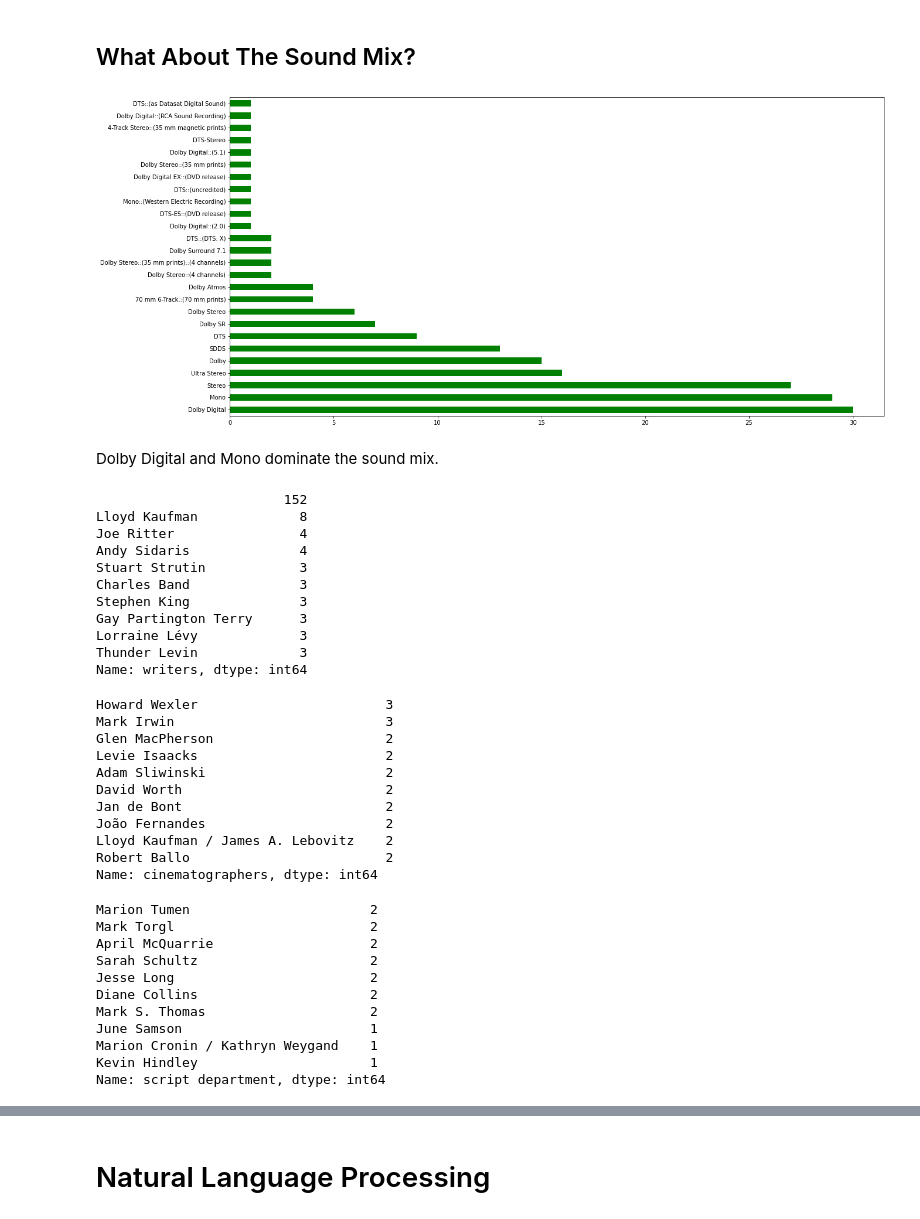
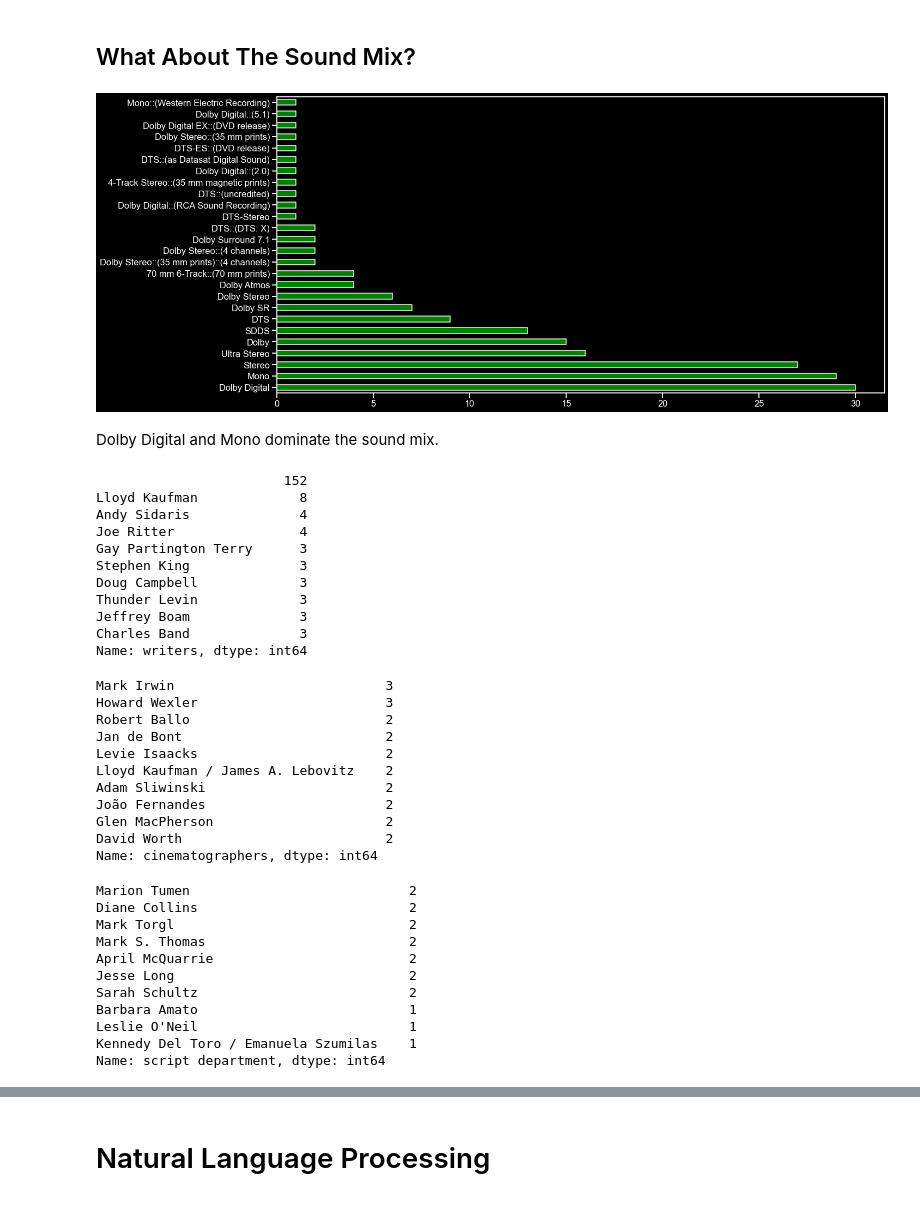
Before and after one commit to kostyafarber/b-movie-text-generator, a Jupyter notebook: notebooks/bad-movies-eda.ipynb, the cells around one changed output, grey strips where cells are left out. Drawn from its saved outputs; the diff is of its cells as text; code cells hidden in the pictures.

```diff
--- a/notebooks/bad-movies-eda.ipynb
+++ b/notebooks/bad-movies-eda.ipynb
@@ -10,6 +12,13 @@ from collections import Counter
 # NLP
 from nltk.tokenize import word_tokenize
 from nltk.sentiment.vader import SentimentIntensityAnalyzer
+from nltk.corpus import stopwords
+from nltk.util import ngrams
 %config Completer.use_jedi = False
 
-plt.style.use('seaborn-deep')
+from itertools import chain
+
+
+# set styles
+sns.set(style="ticks", context="talk")
+plt.style.use("dark_background")
@@ -16,2 +27,6 @@ plt.style.use('seaborn-deep')
-# %%
-df = pd.read_pickle('../data/processed/trash_df.pkl')
+# %%
+# load bad movies
+df_bad = pd.read_pickle('../data/processed/trash_df.pkl')
+
+# load rest of movies
+df_rest = pd.read_csv('../data/raw/wiki_movie_plots_deduped.csv')
@@ -64,5 +81,5 @@ Data columns (total 79 columns):
 dtypes: float64(7), object(72)
 memory usage: 110.0+ KB
 # %%
-df.set_index('title',inplace=True)
+df_bad.set_index('title',inplace=True)
 # %%
@@ -125,51 +142,51 @@ The average rating is below $5$. Ouch. This also doesn't come as a suprise as th
 # %% [markdown]
 ## What About The Sound Mix?
 # %%
-plot_bar(df, 'sound mix');
+plot_bar(df_bad, 'sound mix');
 # %% [output]
-[figure, old version]
+[figure, new version]
 # %% [markdown]
 Dolby Digital and Mono dominate the sound mix.
 # %%
-df.writers.str.split('/').explode().str.strip().value_counts().head(10)
+df_bad.writers.str.split('/').explode().str.strip().value_counts().head(10)
 # %% [output]
                         152
 Lloyd Kaufman             8
+Andy Sidaris              4
 Joe Ritter                4
-Andy Sidaris              4
-Stuart Strutin            3
+Gay Partington Terry      3
+Stephen King              3
+Doug Campbell             3
+Thunder Levin             3
+Jeffrey Boam              3
 Charles Band              3
-Stephen King              3
-Gay Partington Terry      3
-Lorraine Lévy             3
-Thunder Levin             3
 Name: writers, dtype: int64
 # %%
-df.cinematographers.value_counts().head(10)
+df_bad.cinematographers.value_counts().head(10)
 # %% [output]
+Mark Irwin                           3
 Howard Wexler                        3
-Mark Irwin                           3
+Robert Ballo                         2
+Jan de Bont                          2
+Levie Isaacks                        2
+Lloyd Kaufman / James A. Lebovitz    2
+Adam Sliwinski                       2
+João Fernandes                       2
 Glen MacPherson                      2
-Levie Isaacks                        2
-Adam Sliwinski                       2
 David Worth                          2
-Jan de Bont                          2
-João Fernandes                       2
-Lloyd Kaufman / James A. Lebovitz    2
-Robert Ballo                         2
 Name: cinematographers, dtype: int64
 # %%
-df['script department'].value_counts().head(10)
+df_bad['script department'].value_counts().head(10)
 # %% [output]
-Marion Tumen                       2
-Mark Torgl                         2
-April McQuarrie                    2
-Sarah Schultz                      2
-Jesse Long                         2
-Diane Collins                      2
-Mark S. Thomas                     2
-June Samson                        1
-Marion Cronin / Kathryn Weygand    1
-Kevin Hindley                      1
+Marion Tumen                            2
+Diane Collins                           2
+Mark Torgl                              2
+Mark S. Thomas                          2
+April McQuarrie                         2
+Jesse Long                              2
+Sarah Schultz                           2
+Barbara Amato                           1
+Leslie O'Neil                           1
+Kennedy Del Toro / Emanuela Szumilas    1
 Name: script department, dtype: int64
 # %%
```
Also changed, not shown: parts of 30 cells of this notebook, 26 other files.
